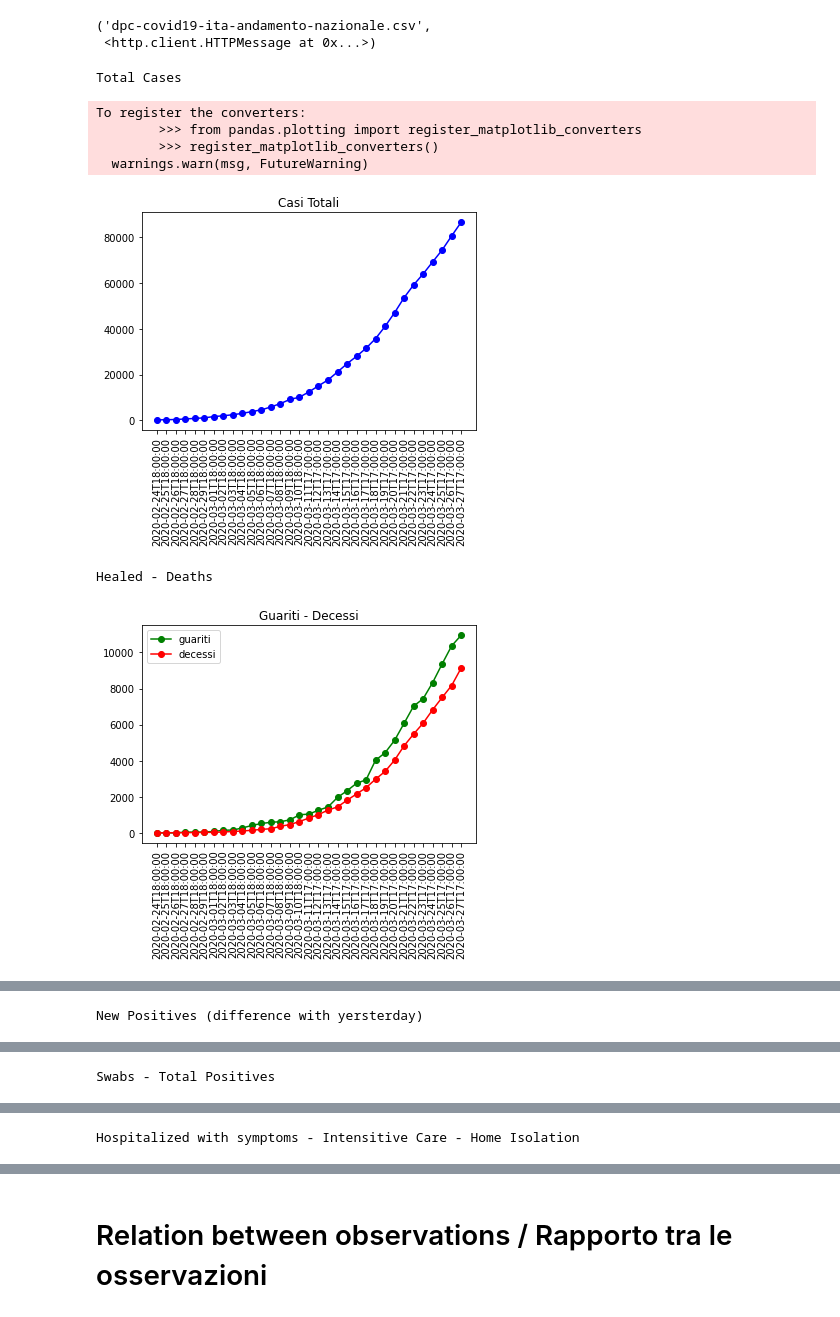
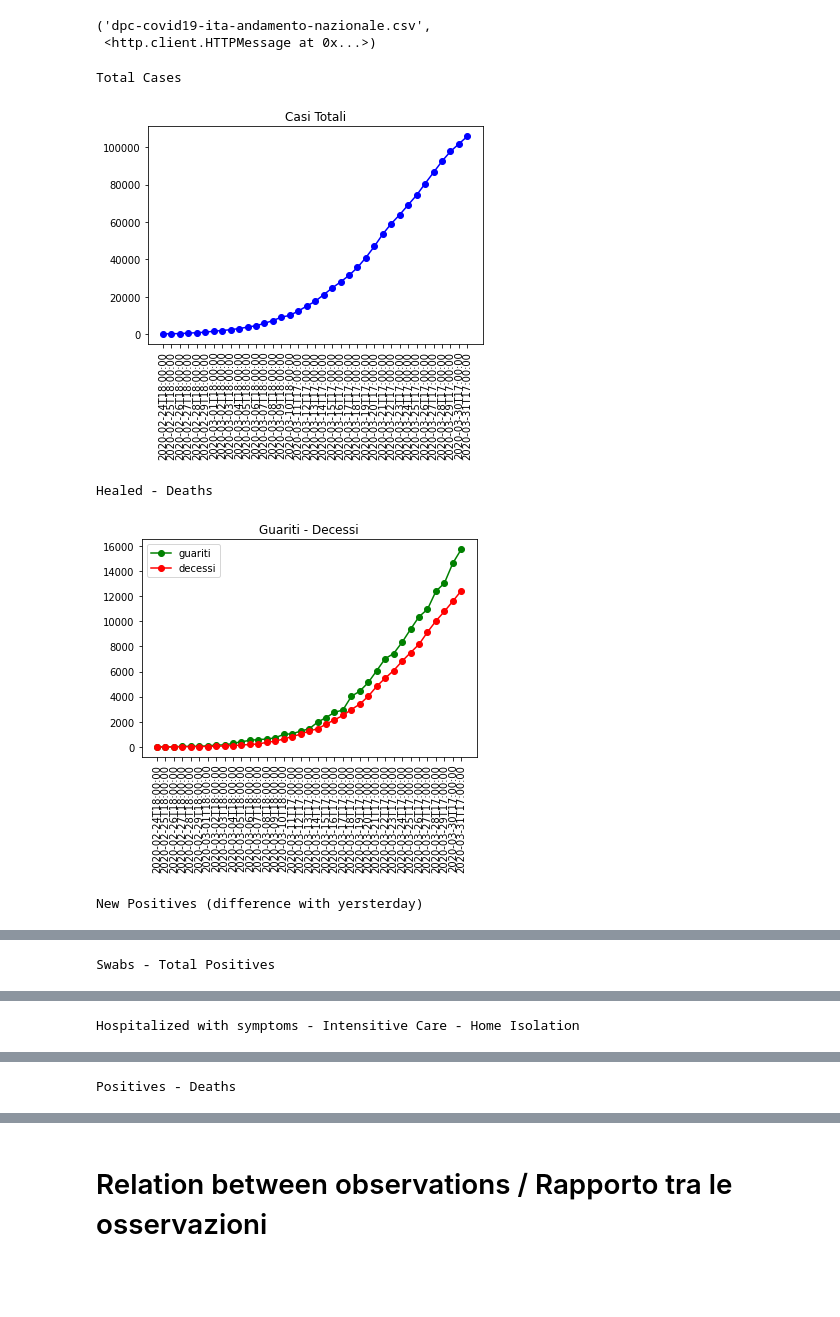
Before and after one commit to PabloExperimental/COVID19-Italy-Analysis, a Jupyter notebook: coronavirus.ipynb, the cells around one changed output, grey strips where cells are left out. Drawn from its saved outputs; the diff is of its cells as text; code cells hidden in the pictures; blank space fills up the shorter version.

```diff
--- a/coronavirus.ipynb
+++ b/coronavirus.ipynb
@@ -25,8 +25,8 @@ tot_casi_col = df_ita_covid["totale_casi"].tolist()
 tot_healed_col = df_ita_covid["dimessi_guariti"].tolist()
 tot_deaths_col = df_ita_covid["deceduti"].tolist()
 dates_col = df_ita_covid["data"].tolist()
-new_positive_col = df_ita_covid["nuovi_attualmente_positivi"].tolist()
-tot_actual_positive_col = df_ita_covid["totale_attualmente_positivi"].tolist()
+new_positive_col = df_ita_covid["nuovi_positivi"].tolist()
+tot_actual_positive_col = df_ita_covid["totale_positivi"].tolist()
 tot_swabs_col = df_ita_covid["tamponi"].tolist()
 
 tot_hospitalized = df_ita_covid["ricoverati_con_sintomi"].tolist()
@@ -95,37 +95,34 @@ plt.show()
 plt.close()
 
 last_date = dates_col[len(dates_col)-1]
 
 print("Ultimo aggiornamento / Last Update:", last_date)
 print("Numero di casi / Number of Cases: ", tot_casi_col[len(tot_casi_col)-1]);
 print("Guariti / Healed: ", tot_healed_col[len(tot_healed_col)-1]);
 print("Decessi / Deaths: ", tot_deaths_col[len(tot_deaths_col)-1]);
 print("---")
 
 
 last_obs_deaths = tot_deaths_col[len(tot_deaths_col)-1]
 last_obs_positives = tot_actual_positive_col[len(tot_actual_positive_col)-1]
 
 letality_percent = (last_obs_deaths/last_obs_positives)*100
 
 
 last_obs_swabs = tot_swabs_col[len(tot_swabs_col)-1]
 pos_swabs_ratio = (last_obs_positives/last_obs_swabs)*100
 
 print("Last observations in percentage")
 print("Rapporto positivi - tamponi / Relationship between positives and swabs:",
       pos_swabs_ratio)
 print("---")
 
 print("Tasso di letalità / Letality:",
       letality_percent)
 print("---")
 # %% [output]
 Total Cases
+[figure, new version]
-To register the converters:
-        >>> from pandas.plotting import register_matplotlib_converters
-        >>> register_matplotlib_converters()
-  warnings.warn(msg, FutureWarning)
+Healed - Deaths
-[figure, old version]
+[figure, new version]
-Healed - Deaths
+New Positives (difference with yersterday)
-[figure, old version]
@@ -132 +130 @@ Healed - Deaths
-New Positives (difference with yersterday)
+Swabs - Total Positives
@@ -134 +132 @@ New Positives (difference with yersterday)
-Swabs - Total Positives
+Hospitalized with symptoms - Intensitive Care - Home Isolation
@@ -136 +134 @@ Swabs - Total Positives
-Hospitalized with symptoms - Intensitive Care - Home Isolation
+Positives - Deaths
```
Also changed, not shown: parts of 3 cells of this notebook.
